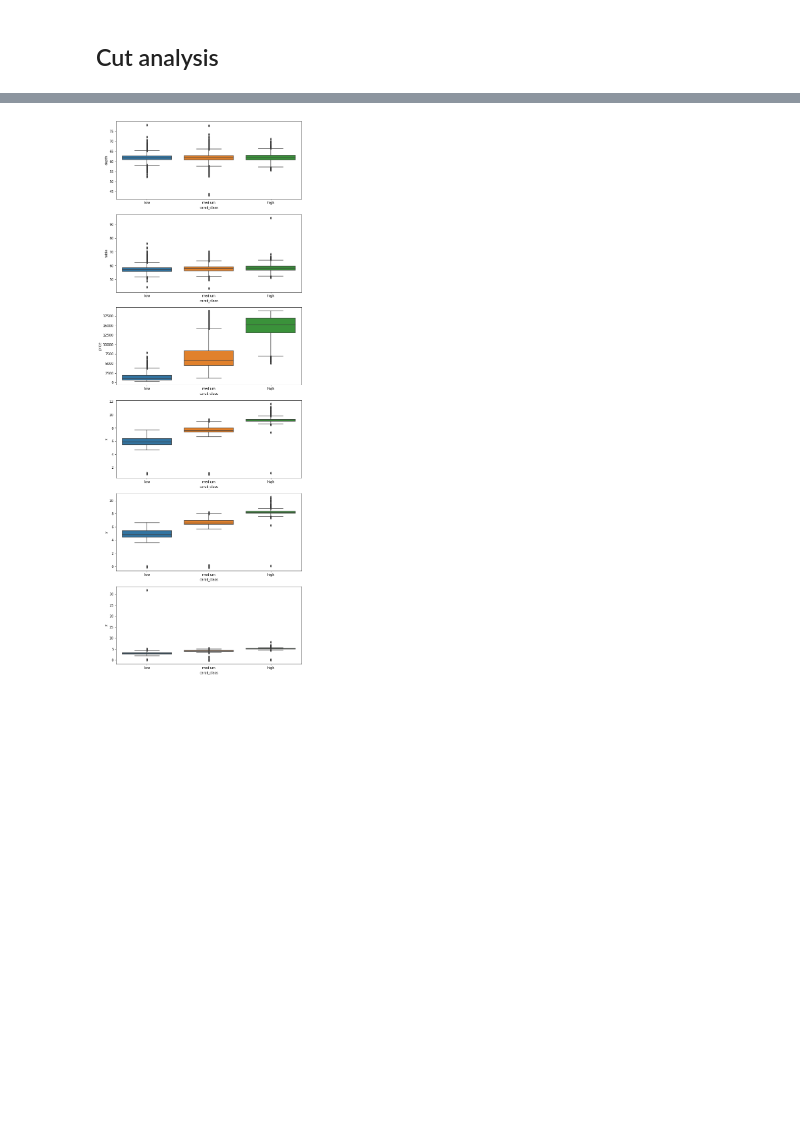
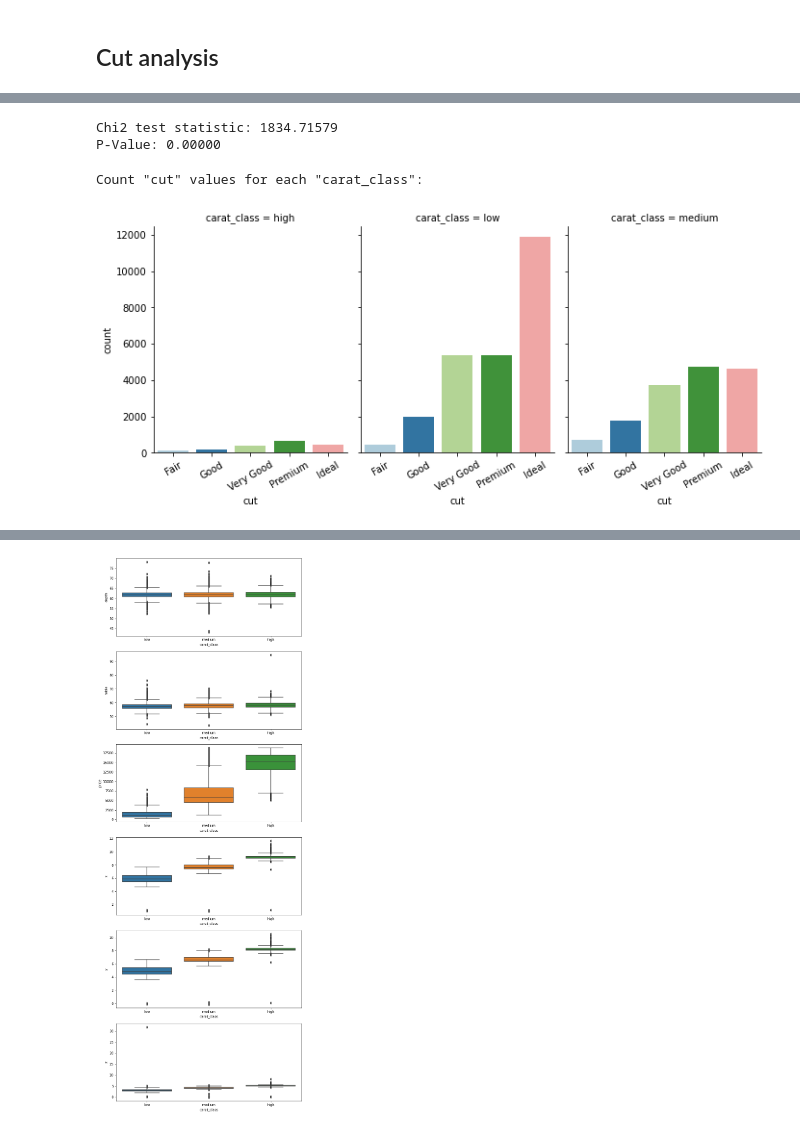
Before and after one commit to mattecora/DiamondClassifier, a Jupyter notebook: sagemaker/ExploratoryDataAnalysis.ipynb, the cells around one changed output, grey strips where cells are left out. Cells and saved outputs as stored; diff of their text form; code cells hidden in the pictures; blank space fills up the shorter version.

```diff
--- a/sagemaker/ExploratoryDataAnalysis.ipynb
+++ b/sagemaker/ExploratoryDataAnalysis.ipynb
@@ -89,0 +175,3 @@ Name: cut, dtype: int64
+# %%
+feature = 'cut'
+order = ['Fair', 'Good', 'Very Good', 'Premium', 'Ideal']
@@ -89,0 +217,16 @@ Name: cut, dtype: int64
+# %%
+from scipy.stats import chi2_contingency
+chi2, p, dof, ex = chi2_contingency(df_contingency, correction=False)
+print('Chi2 test statistic: {:.5f}'.format(chi2))
+print('P-Value: {:.5f}'.format(p))
+# %% [output]
+Chi2 test statistic: 1834.71579
+P-Value: 0.00000
+# %%
+print('Count "'+feature+'" values for each "'+target+'":')
+sns.set_palette("Paired")
+g = sns.catplot(x=feature, col=target, data=train, col_wrap=3, kind="count", height=4, aspect=.8, order = order)\
+    .set_xticklabels(rotation=30)
+# %% [output]
+Count "cut" values for each "carat_class":
+[figure, added]
```
Also changed, not shown: parts of 50 cells of this notebook.
